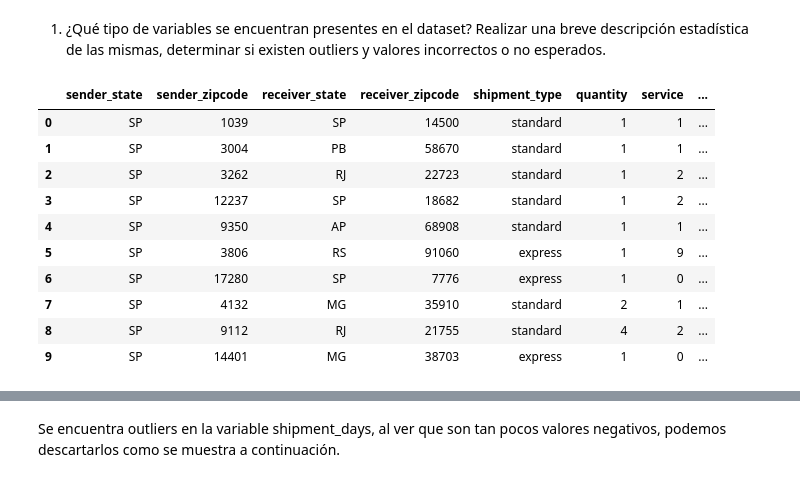
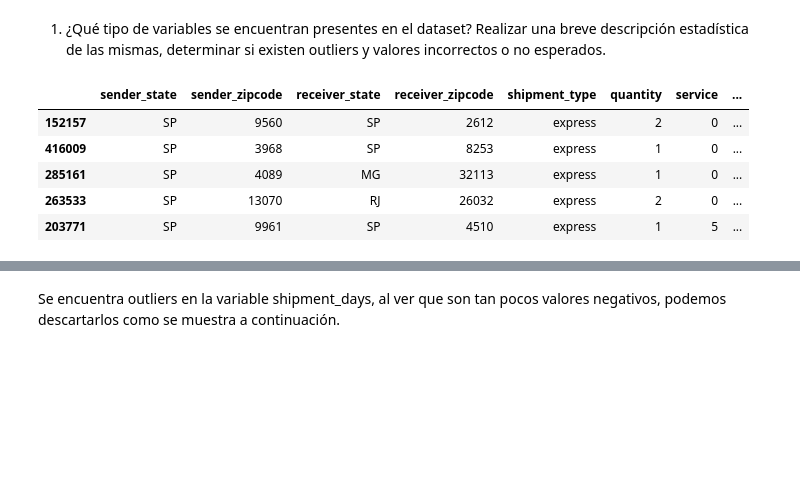
Before and after one commit to cnoeliachaves/diplodatos, a Jupyter notebook: 02_practico.ipynb, the cells around one changed output, grey strips where cells are left out. Saved outputs shown, nothing was run; the diff lists cells and outputs as text; code cells hidden in the pictures; blank space fills up the shorter version.

```diff
--- a/02_practico.ipynb
+++ b/02_practico.ipynb
@@ -111,16 +111,11 @@ Index(['sender_state', 'sender_zipcode', 'receiver_state', 'receiver_zipcode',
 # %% [markdown]
 1. ¿Qué tipo de variables se encuentran presentes en el dataset? Realizar una breve descripción estadística de las mismas, determinar si existen outliers y valores incorrectos o no esperados.
 # %%
-dataset[dataset.columns][:10]
+dataset[dataset.columns].sample(5)
 # %% [output]
 |  | sender_state | sender_zipcode | receiver_state | receiver_zipcode | shipment_type | quantity | service | ... |
-| 0 | SP | 1039 | SP | 14500 | standard | 1 | 1 | ... |
-| 1 | SP | 3004 | PB | 58670 | standard | 1 | 1 | ... |
-| 2 | SP | 3262 | RJ | 22723 | standard | 1 | 2 | ... |
-| 3 | SP | 12237 | SP | 18682 | standard | 1 | 2 | ... |
-| 4 | SP | 9350 | AP | 68908 | standard | 1 | 1 | ... |
-| 5 | SP | 3806 | RS | 91060 | express | 1 | 9 | ... |
-| 6 | SP | 17280 | SP | 7776 | express | 1 | 0 | ... |
-| 7 | SP | 4132 | MG | 35910 | standard | 2 | 1 | ... |
-| 8 | SP | 9112 | RJ | 21755 | standard | 4 | 2 | ... |
-| 9 | SP | 14401 | MG | 38703 | express | 1 | 0 | ... |
+| 152157 | SP | 9560 | SP | 2612 | express | 2 | 0 | ... |
+| 416009 | SP | 3968 | SP | 8253 | express | 1 | 0 | ... |
+| 285161 | SP | 4089 | MG | 32113 | express | 1 | 0 | ... |
+| 263533 | SP | 13070 | RJ | 26032 | express | 2 | 0 | ... |
+| 203771 | SP | 9961 | SP | 4510 | express | 1 | 5 | ... |
```
Also changed, not shown: parts of 40 cells of this notebook.
